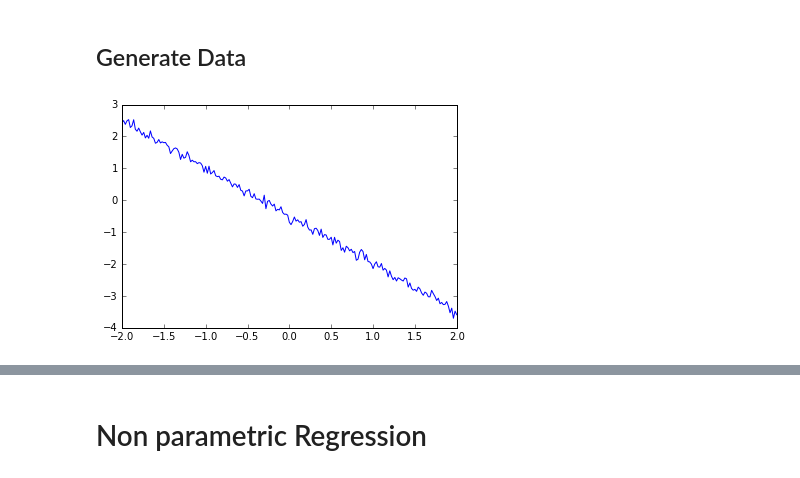
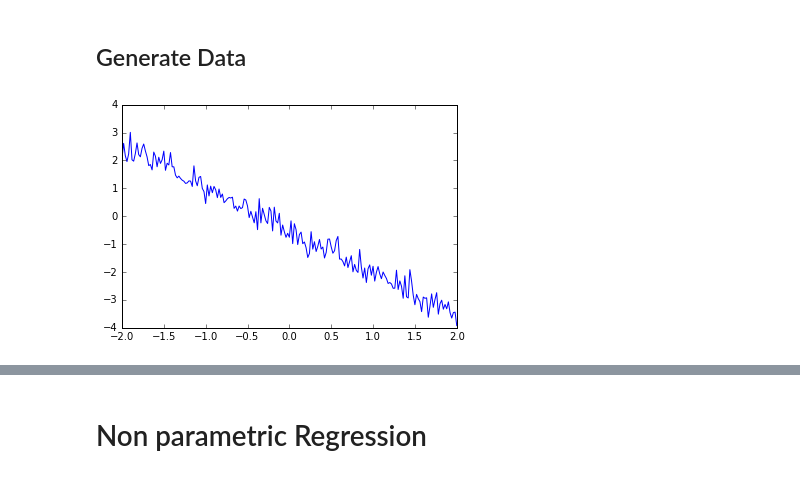
Before and after one commit to AloveIs/AdvancedML-Assignments, a Jupyter notebook: ass1/script.ipynb, the cells around one changed output, grey strips where cells are left out. Drawn from its saved outputs; the diff is of its cells as text; code cells hidden in the pictures.

```diff
--- a/ass1/script.ipynb
+++ b/ass1/script.ipynb
@@ -96,14 +104,15 @@ plt.show()
 # %%
 n_samples = 201
 
 x = np.linspace(-2, 2, 201)
 
-sigma = 0.1
+# right now this is the standard deviation
+sigma = 0.3
 true_w0 = -1.5
 true_w1 = -0.5
 y = true_w0 * x + true_w1 + np.random.normal(0, sigma, 201)
 
 plt.plot(x,y)
 plt.show()
 # %% [output]
-[figure, old version]
+[figure, new version]
```
Also changed, not shown: parts of 8 cells of this notebook, 11 other files.
